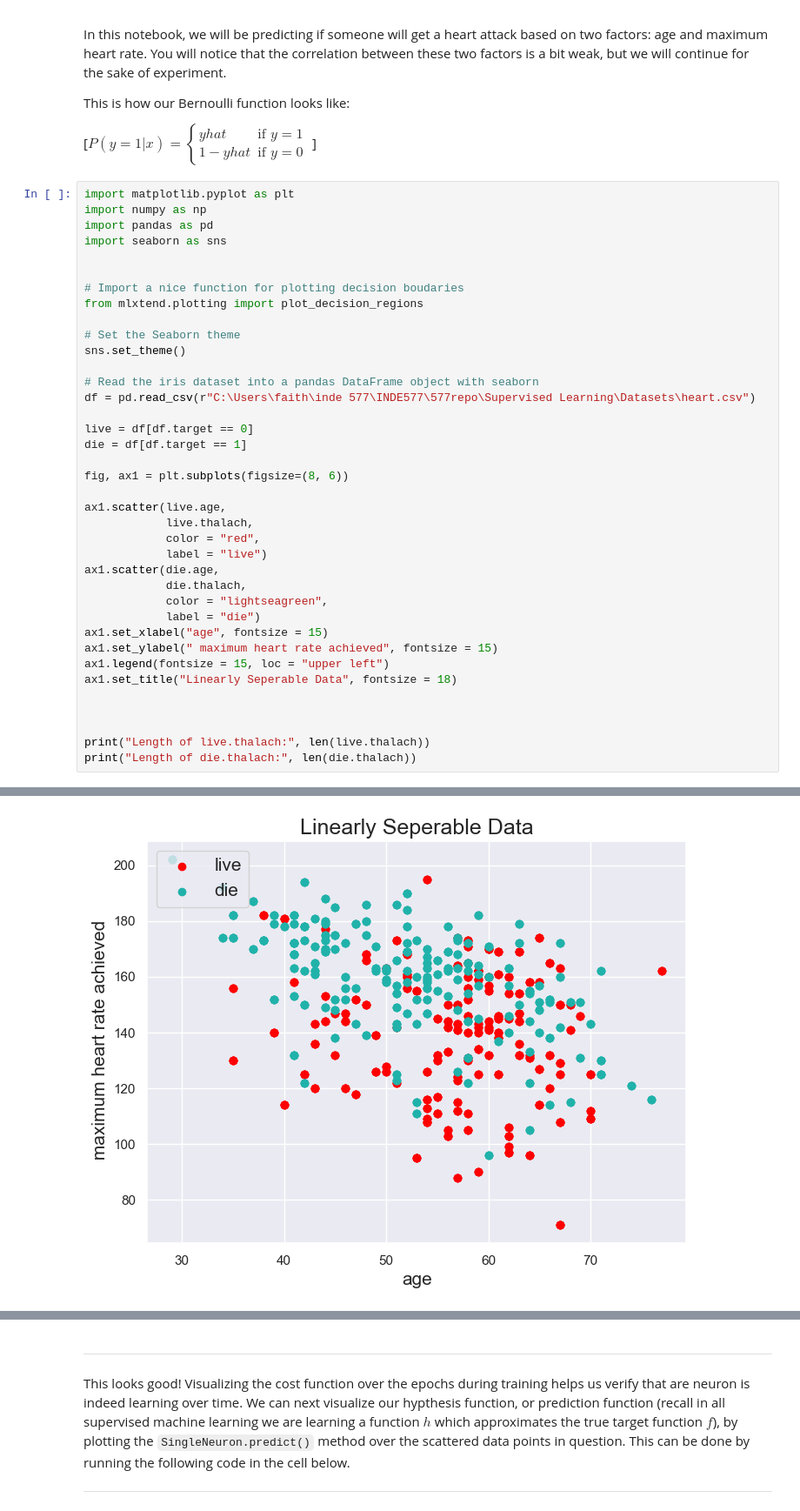
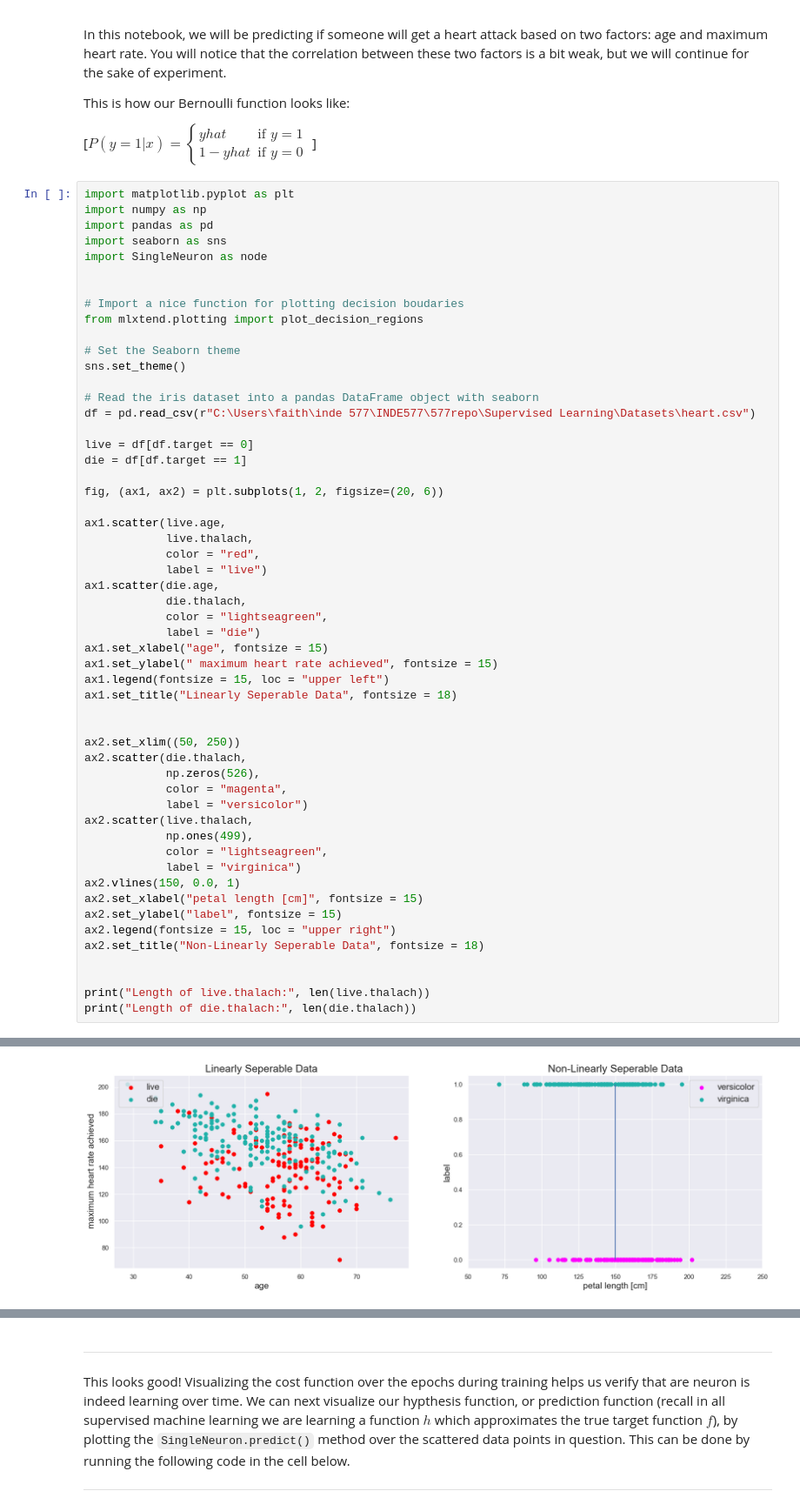
Before and after one commit to faithz314/INDE577, a Jupyter notebook: 577repo/Supervised Learning/3_Logistic Regression/Heart Attack.ipynb, the cells around one changed output, grey strips where cells are left out. Shown at 87% size. Cells and saved outputs as stored; diff of their text form.

```diff
--- a/577repo/Supervised Learning/3_Logistic Regression/Heart Attack.ipynb
+++ b/577repo/Supervised Learning/3_Logistic Regression/Heart Attack.ipynb
@@ -18,6 +36,7 @@ import matplotlib.pyplot as plt
 import numpy as np
 import pandas as pd
 import seaborn as sns
+import SingleNeuron as node
 
 
 # Import a nice function for plotting decision boudaries
@@ -26,34 +45,49 @@ from mlxtend.plotting import plot_decision_regions
 # Set the Seaborn theme
 sns.set_theme()
 
 # Read the iris dataset into a pandas DataFrame object with seaborn
 df = pd.read_csv(r"C:\Users\faith\inde 577\INDE577\577repo\Supervised Learning\Datasets\heart.csv")
 
 live = df[df.target == 0]
 die = df[df.target == 1]
 
-fig, ax1 = plt.subplots(figsize=(8, 6))
+fig, (ax1, ax2) = plt.subplots(1, 2, figsize=(20, 6))
 
 ax1.scatter(live.age,
             live.thalach,
             color = "red",
             label = "live")
 ax1.scatter(die.age,
             die.thalach,
             color = "lightseagreen",
             label = "die")
 ax1.set_xlabel("age", fontsize = 15)
 ax1.set_ylabel(" maximum heart rate achieved", fontsize = 15)
 ax1.legend(fontsize = 15, loc = "upper left")
 ax1.set_title("Linearly Seperable Data", fontsize = 18)
 
 
+ax2.set_xlim((50, 250))
+ax2.scatter(die.thalach,
+            np.zeros(526),
+            color = "magenta",
+            label = "versicolor")
+ax2.scatter(live.thalach,
+            np.ones(499),
+            color = "lightseagreen",
+            label = "virginica")
+ax2.vlines(150, 0.0, 1)
+ax2.set_xlabel("petal length [cm]", fontsize = 15)
+ax2.set_ylabel("label", fontsize = 15)
+ax2.legend(fontsize = 15, loc = "upper right")
+ax2.set_title("Non-Linearly Seperable Data", fontsize = 18)
+
 
 print("Length of live.thalach:", len(live.thalach))
 print("Length of die.thalach:", len(die.thalach))
 # %% [output]
 Length of live.thalach: 499
 Length of die.thalach: 526
-[figure, old version]
+[figure, new version]
 # %% [markdown]
 This is BARELY linear. There is so much overlap that using the Perceptron would be pretty much impossible. However, we notice that a correlation does exist, though small, does exist, and we can use logistic regression to predict probabilities. live= 1, die= 0.
```
Also changed, not shown: parts of 12 cells of this notebook, 7 other files.
